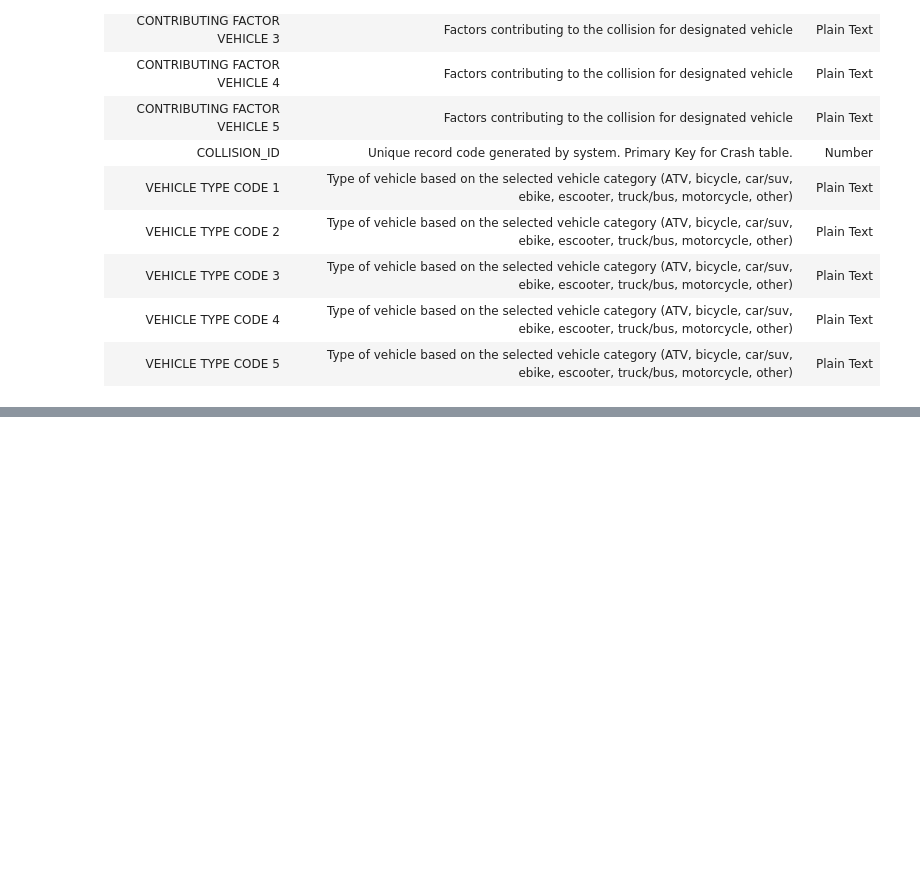
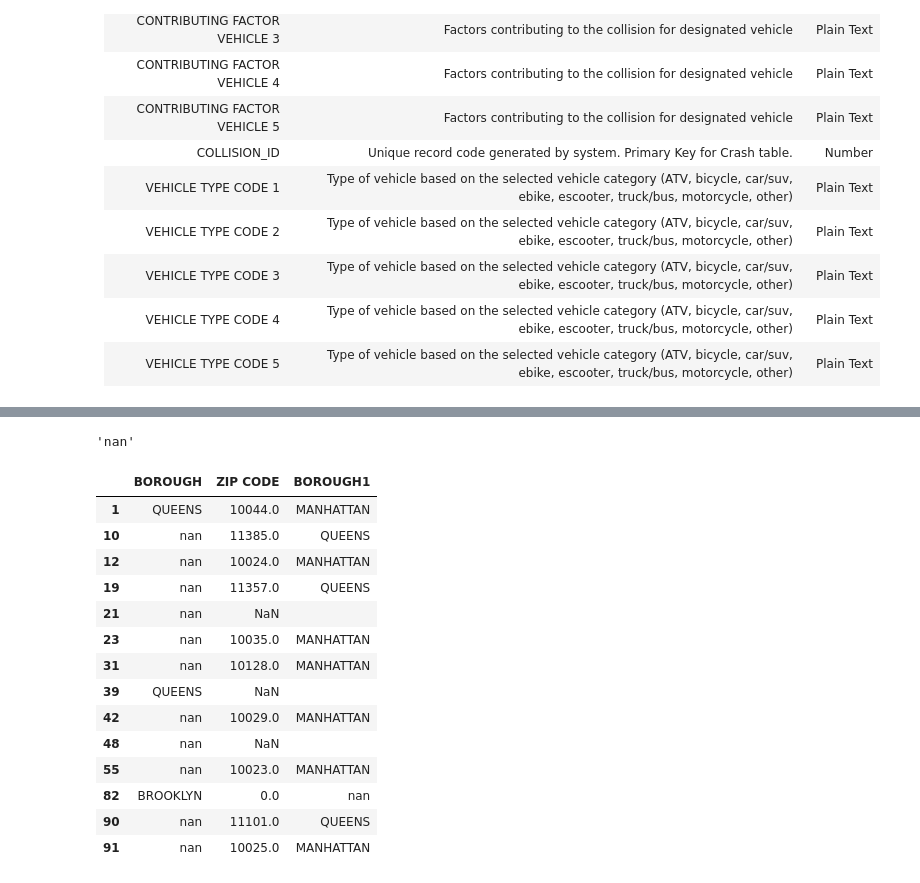
Before and after one commit to arnavailable/motor-vehicle-crashes, a Jupyter notebook: motor.ipynb, the cells around one changed output, grey strips where cells are left out. Saved outputs shown, nothing was run; the diff lists cells and outputs as text; code cells hidden in the pictures; blank space fills up the shorter version.

```diff
--- a/motor.ipynb
+++ b/motor.ipynb
@@ -7,7 +10,7 @@ warnings.filterwarnings('ignore')
 # %%
 with ZipFile('motor.csv.zip') as z:
     all_files = z.namelist()
-    motor = pd.read_csv(z.open(all_files[0]))
+    motor1 = pd.read_csv(z.open(all_files[0]))
 # %% [markdown]
 | Column Name	| Description	| Type |
 | ----- | --- | --- |
@@ -74,0 +114,36 @@ df[['unique_address','LAT_LON']].head()
+# %%
+# Define a function to extract borough from the location
+def borough(location):
+    try:
+        location = str(location).upper()
+        borough = np.where('BROOKLYN' in location, 'BROOKLYN',
+                    np.where('QUEENS' in location, 'QUEENS',
+                    np.where('MANHATTAN' in location, 'MANHATTAN',
+                    np.where('BRONX' in location, 'BRONX',
+                    np.where('STATEN ISLAND' in location, 'STATEN ISLAND', np.nan)))))
+        return borough
+    except:
+        return np.nan
+
+# Define a function to extract zip code from the location
+def zipcode(location):
+    try:
+        location = str(location).replace(' ', '').split(',')
+        i = location.index('USA')
+        zipcode = location[i-1].replace('NY', '')
+        return int(zipcode) if len(str(zipcode)) == 5 else np.nan
+    except:
+        return np.nan
+
+# Define a function to get borough from zipcode
+def borough_zip(zipcode):
+    try:
+        borough = np.where(zipcode in range(10000, 10290), 'MANHATTAN',
+              np.where(zipcode in range(10450, 10480), 'BRONX',
+              np.where(zipcode in range(11200, 11260), 'BROOKLYN',
+              np.where(zipcode in range(10300, 10320), 'STATEN ISLAND',
+              np.where(zipcode in range(11000, 11110), 'QUEENS',
+              np.where(zipcode in range(11350, 11700), 'QUEENS', np.nan))))))
+        return borough
+    except:
+        return np.nan
@@ -74,0 +155,22 @@ df[['unique_address','LAT_LON']].head()
+# %%
+motor.BOROUGH[10]
+# %% [output]
+'nan'
+# %%
+motor[['BOROUGH', 'ZIP CODE', 'BOROUGH1']].loc[motor.BOROUGH != motor.BOROUGH1]
+# %% [output]
+|  | BOROUGH | ZIP CODE | BOROUGH1 |
+| 1 | QUEENS | 10044.0 | MANHATTAN |
+| 10 | nan | 11385.0 | QUEENS |
+| 12 | nan | 10024.0 | MANHATTAN |
+| 19 | nan | 11357.0 | QUEENS |
+| 21 | nan | NaN |  |
+| 23 | nan | 10035.0 | MANHATTAN |
+| 31 | nan | 10128.0 | MANHATTAN |
+| 39 | QUEENS | NaN |  |
+| 42 | nan | 10029.0 | MANHATTAN |
+| 48 | nan | NaN |  |
+| 55 | nan | 10023.0 | MANHATTAN |
+| 82 | BROOKLYN | 0.0 | nan |
+| 90 | nan | 11101.0 | QUEENS |
+| 91 | nan | 10025.0 | MANHATTAN |
```
Also changed, not shown: parts of 15 cells of this notebook, 1 other file.
